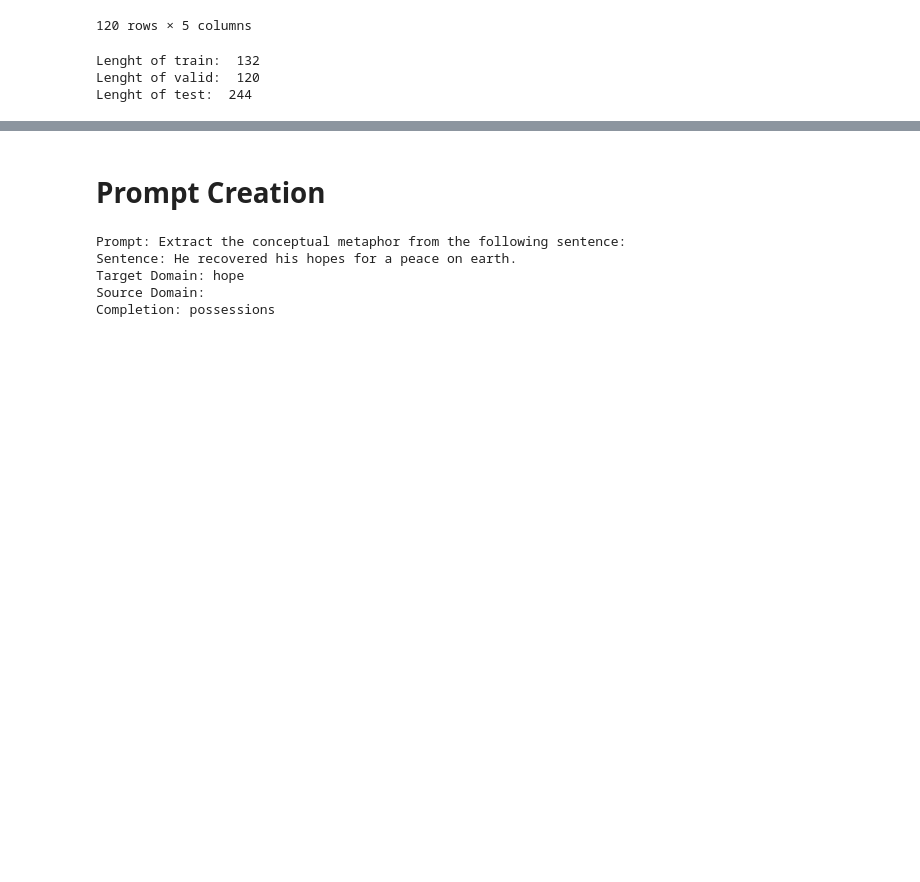
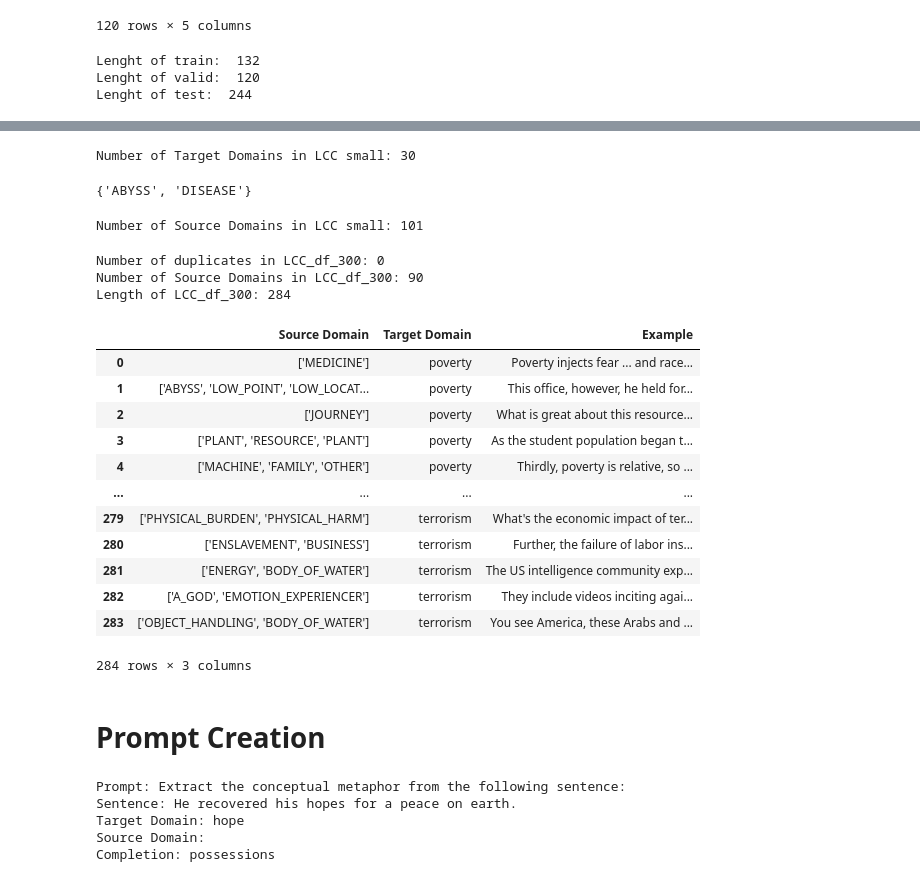
Before and after one commit to lwachowiak/Metaphor-Extraction-With-GPT-3, a Jupyter notebook: analysis.ipynb, the cells around one changed output, grey strips where cells are left out. Cells and saved outputs as stored; diff of their text form; code cells hidden in the pictures; blank space fills up the shorter version.

Commit message:
added code to generate 300 samples from the LCC corpus

```diff
--- a/analysis.ipynb
+++ b/analysis.ipynb
@@ -130,0 +133,3 @@ Lenght of test:  244
+# %%
+LCC_df=pd.read_csv('Data/LCC_Metaphor_Dataset.small/en_small.csv', sep=";", index_col=0)
+LCC_df.head()
@@ -131,3 +143,62 @@ Lenght of test:  244
+# %%
+# how many different target domains are in LCC_df
+print("Number of Target Domains in LCC small:", len(LCC_df["Target Domain"].unique()))
+# %% [output]
+Number of Target Domains in LCC small: 30
+# %%
+source_domains_LCC=LCC_df["Source Domain"].unique()
+from ast import literal_eval
+for i in range(len(source_domains_LCC)):
+    source_domains_LCC[i]=set(literal_eval(source_domains_LCC[i]))
+source_domains_LCC[0]
+# %% [output]
+{'ABYSS', 'DISEASE'}
+# %%
+# a joined set of all source domains in LCC
+source_domains_LCC_set=set()
+for i in range(len(source_domains_LCC)):
+    source_domains_LCC_set=source_domains_LCC_set.union(source_domains_LCC[i])
+print("Number of Source Domains in LCC small:", len(source_domains_LCC_set))
+# %% [output]
+Number of Source Domains in LCC small: 101
+# %%
+# create df of 300 samples from LCC, 10 per target domain
+LCC_df_300 = pd.DataFrame(columns=["Source Domain", "Target Domain", "Example"])
+for i in range(len(LCC_df["Target Domain"].unique())):
+    samples = LCC_df[LCC_df["Target Domain"]==LCC_df["Target Domain"].unique()[i]]
+    LCC_df_300 = LCC_df_300.append(samples.sample(n=min(10, len(samples)), random_state=144))
+duplicates=LCC_df_300.duplicated(subset=["Example"]).sum()
+print("Number of duplicates in LCC_df_300:", duplicates)
+# number of source domains in LCC_df_300
+source_domains_LCC_300=set()
+for i in range(len(LCC_df_300["Source Domain"].unique())):
+    source_domains_LCC_300=source_domains_LCC_300.union(set(literal_eval(LCC_df_300["Source Domain"].unique()[i])))
+print("Number of Source Domains in LCC_df_300:", len(source_domains_LCC_300))
+print("Length of LCC_df_300:", len(LCC_df_300))
+# %% [output]
+Number of duplicates in LCC_df_300: 0
+Number of Source Domains in LCC_df_300: 90
+Length of LCC_df_300: 284
+# %%
+# rewrite target domain in lower case
+for i in range(len(LCC_df_300["Target Domain"])):
+    LCC_df_300["Target Domain"].iloc[i]=LCC_df_300["Target Domain"].iloc[i].lower()
+LCC_df_300.reset_index(drop=True, inplace=True)
+LCC_df_300
+# %% [output]
+|  | Source Domain | Target Domain | Example |
+| 0 | ['MEDICINE'] | poverty | Poverty injects fear ... and race... |
+| 1 | ['ABYSS', 'LOW_POINT', 'LOW_LOCAT... | poverty | This office, however, he held for... |
+| 2 | ['JOURNEY'] | poverty | What is great about this resource... |
+| 3 | ['PLANT', 'RESOURCE', 'PLANT'] | poverty | As the student population began t... |
+| 4 | ['MACHINE', 'FAMILY', 'OTHER'] | poverty | Thirdly, poverty is relative, so ... |
+| ... | ... | ... | ... |
+| 279 | ['PHYSICAL_BURDEN', 'PHYSICAL_HARM'] | terrorism | What's the economic impact of ter... |
+| 280 | ['ENSLAVEMENT', 'BUSINESS'] | terrorism | Further, the failure of labor ins... |
+| 281 | ['ENERGY', 'BODY_OF_WATER'] | terrorism | The US intelligence community exp... |
+| 282 | ['A_GOD', 'EMOTION_EXPERIENCER'] | terrorism | They include videos inciting agai... |
+| 283 | ['OBJECT_HANDLING', 'BODY_OF_WATER'] | terrorism | You see America, these Arabs and ... |
+284 rows × 3 columns
 # %% [markdown]
 # Prompt Creation
 # %%
```
Also changed, not shown: parts of 2 cells of this notebook, 1 other file.
